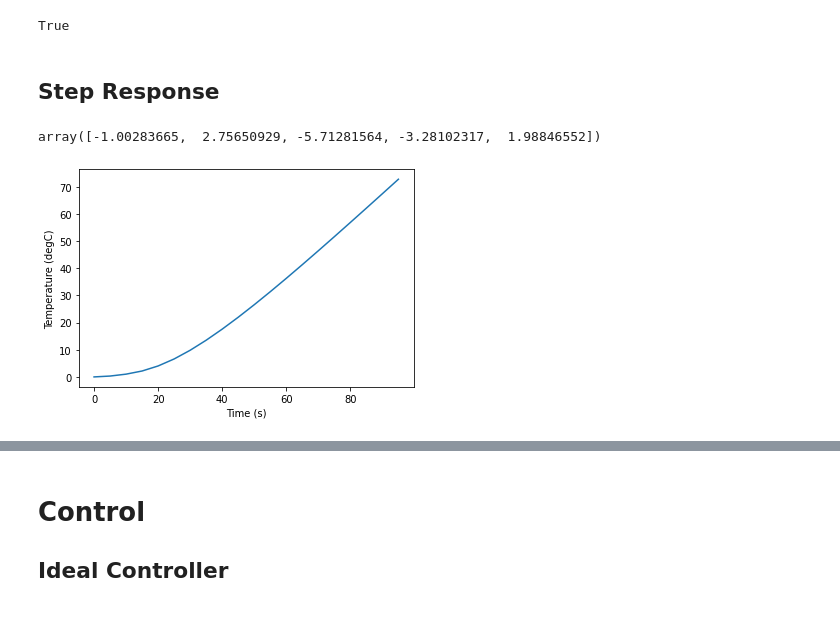
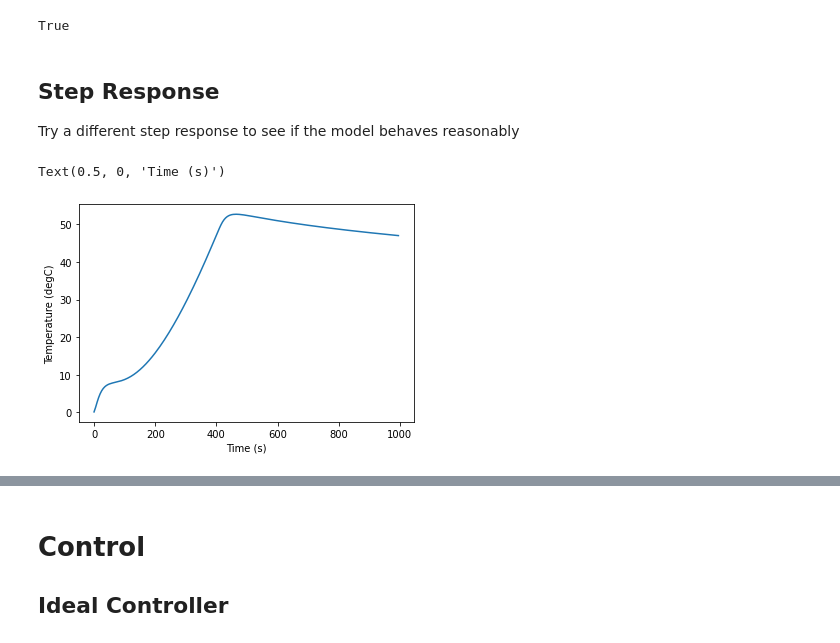
Before and after one commit to willhunt/silvia, a Jupyter notebook: docs/docs/control/assets/Response Analysis.ipynb, the cells around one changed output, grey strips where cells are left out. Saved outputs shown, nothing was run; the diff lists cells and outputs as text; code cells hidden in the pictures.

Commit message:
duty control

```diff
--- a/docs/docs/control/assets/Response Analysis.ipynb
+++ b/docs/docs/control/assets/Response Analysis.ipynb
@@ -45,0 +15,2 @@ plt.plot(data_array[:,0], data_array[:,2])
+# %%
+dataset = load_silvia_response("response_1.json", time=[0, -1], input_type="step")
@@ -55,0 +31,11 @@ plt.plot(data_array[:,0], data_array[:,2])
+# %%
+first_index = 2
+dataset["t"] = dataset["t"][first_index:]
+dataset["u"] = dataset["u"][first_index:]
+dataset["T"] = dataset["T"][first_index:]
+dataset["T_0"] = dataset["T"][0]
+dataset["T"] = dataset["T"] - dataset["T_0"]
+
+plt.plot(dataset["t"], dataset["u"])
+plt.plot(dataset["t"], dataset["T"])
+plt.xlabel('time [s]')
@@ -59,9 +48,10 @@ Resample at fixed time interval
 # %%
 t_sample = 5
 t = np.arange(10, 710, t_sample)
-u = np.interp(t, data_array[:,0].reshape((1,-1))[0], data_array[:,1].reshape((1,-1))[0])
-y = np.interp(t, data_array[:,0].reshape((1,-1))[0], data_array[:,2].reshape((1,-1))[0])
+u = np.interp(t, dataset["t"], dataset["u"])
+y = np.interp(t, dataset["t"], dataset["T"])
 plt.plot(t, u)
 plt.plot(t, y)
+# plt.xlim(70,80)
 # %% [output]
 [<matplotlib.lines.Line2D at 0x...>]
@@ -156,17 +142,27 @@ order = cm.shape[0]
 np.linalg.matrix_rank(cm) == order
 # %% [output]
 True
-# %% [markdown]
-## Step Response
+# %% [markdown]
+## Step Response
+Try a different step response to see if the model behaves reasonably
 # %%
-t_sim = np.arange(0, 100, t_sample)
-u_sim = t_sim * 0 + 100
-x0 = 0
-y_step, t_step, x_step = ctrl.lsim(ss_model, u_sim, t_sim, X0=x0)
+t_end = 1000
+t_step = 400
+duty = 20
+t_sim = np.arange(0, t_end, t_sample)
+# u_sim = np.concatenate([np.full(t_step/t_sample, 100), np.zeros(t_end-t_step/t_sample)], axis=0)
+n_points = t_sim.shape[-1]
+u_sim = np.zeros(n_points)
+for index in range(n_points):
+    if t_sim[index] <= t_step:
+        u_sim[index] = duty
+    else:
+        break
+t_step, y_step, x_step = ctrl.forced_response(ss_model, T=t_sim, U=u_sim, X0=sys_id.x0)
 plt.plot(t_step, y_step)
 plt.ylabel("Temperature (degC)")
 plt.xlabel("Time (s)")
-x_step[-1, :]
+# x_step[-1, :]
 # %% [output]
-array([-1.00283665,  2.75650929, -5.71281564, -3.28102317,  1.98846552])
+Text(0.5, 0, 'Time (s)')
-[figure, old version]
+[figure, new version]
```
Also changed, not shown: parts of 16 cells of this notebook, 39 other files.
